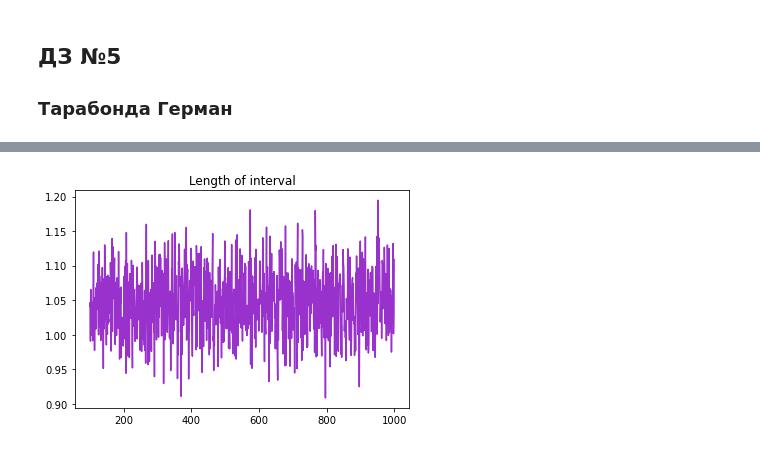
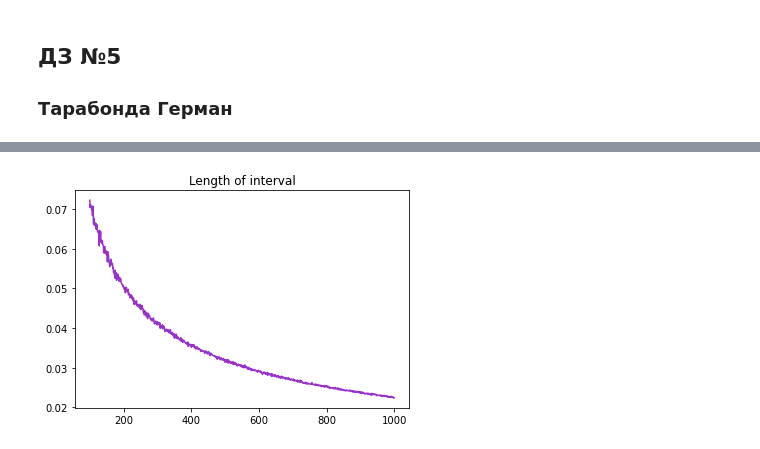
Before and after one commit to kot239/math-statistics, a Jupyter notebook: TarabondaG-5.ipynb, the cells around one changed output, grey strips where cells are left out. Drawn from its saved outputs; the diff is of its cells as text; code cells hidden in the pictures.

Commit message:
Add graphics and description

```diff
--- a/TarabondaG-5.ipynb
+++ b/TarabondaG-5.ipynb
@@ -47,4 +43,5 @@ plot_graphics(2, 0.1, 1000, generate_confid_intervsl_a)
-# %%
-plot_graphics(2, 0.1, 1000, generate_confid_intervsl_b)
-# %% [output]
-[figure, removed]
+# %%
+# sigma = 2, gamma = 0,1
+plot_graphics(2, 0.1, 100, generate_confid_intervsl_a)
+# %% [output]
+[figure, added]
```
Also changed, not shown: parts of 5 cells of this notebook.
